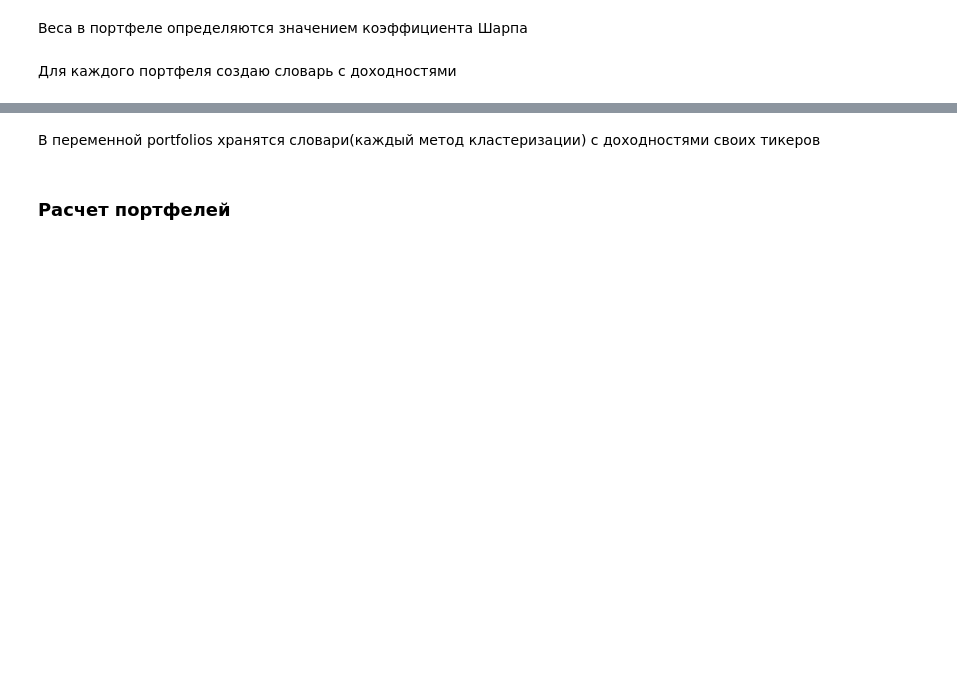
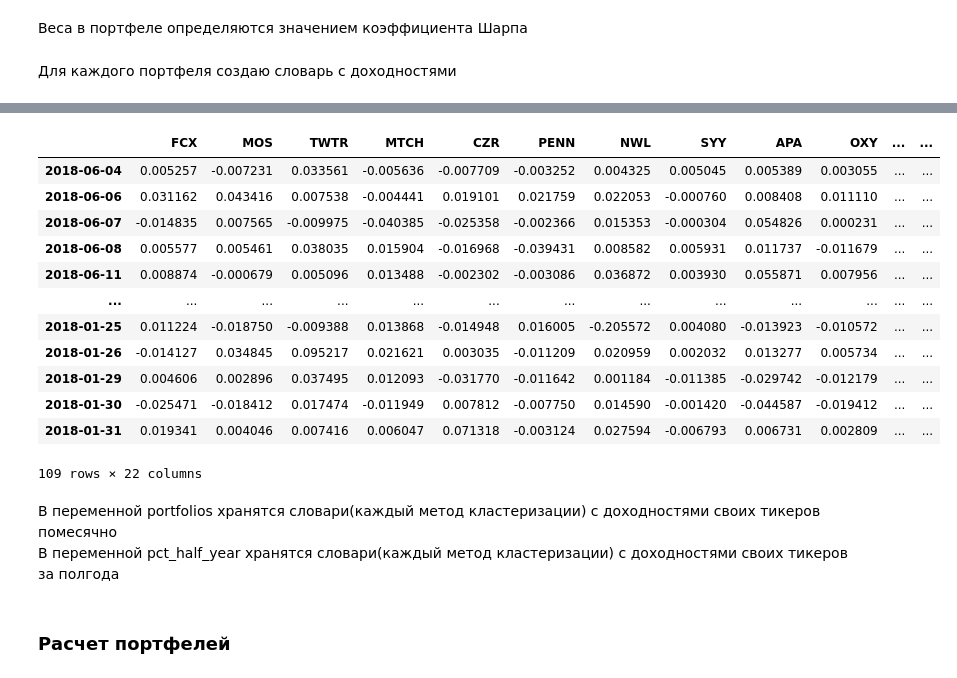
Before and after one commit to risksrobots/stock_clustering, a Jupyter notebook: selection_of_the_best_clustering_methods.ipynb, the cells around one changed output, grey strips where cells are left out. Cells and saved outputs as stored; diff of their text form; code cells hidden in the pictures; blank space fills up the shorter version.

Commit message:
debugging portfolio calculation

```diff
--- a/selection_of_the_best_clustering_methods.ipynb
+++ b/selection_of_the_best_clustering_methods.ipynb
@@ -120,13 +119,28 @@ for date in dates[1:]:
 # %% [markdown]
 Для каждого портфеля создаю словарь с доходностями
 # %%
-def create_dict(dates, pct_monthly, tickers):
+def create_dict_monthly(dates, pct_monthly, tickers):
     d = {}
     for date in dates:
         d[date] = pct_monthly[date][tickers]
     return d
+# %%
+def create_dict_half_year(dates, pct_monthly, tickers):
+    d = {}
+    for date in range(6, len(dates)):
+        d[dates[date]] = pd.concat([pct_monthly[dates[date-1]][tickers],
+                                   pct_monthly[dates[date-2]][tickers],
+                                   pct_monthly[dates[date-3]][tickers],
+                                   pct_monthly[dates[date-4]][tickers],
+                                   pct_monthly[dates[date-5]][tickers],
+                                   pct_monthly[dates[date-6]][tickers]])
+    return d
 # %%
 port_names = list(ports.keys())
 portfolios = {}
 for port in port_names:
-    portfolios[port] = create_dict(dates, pct_monthly, ports[port])
+    portfolios[port] = create_dict_monthly(dates, pct_monthly, ports[port])
+# %%
+pct_half_year = {}
+for port in port_names:
+    pct_half_year[port] = create_dict_half_year(dates, pct_monthly, ports[port])
@@ -133,5 +151,22 @@ for port in port_names:
+# %%
+pct_half_year['original_n'][dates[6]]
+# %% [output]
+|  | FCX | MOS | TWTR | MTCH | CZR | PENN | NWL | SYY | APA | OXY | ... | ... |
+| 2018-06-04 | 0.005257 | -0.007231 | 0.033561 | -0.005636 | -0.007709 | -0.003252 | 0.004325 | 0.005045 | 0.005389 | 0.003055 | ... | ... |
+| 2018-06-06 | 0.031162 | 0.043416 | 0.007538 | -0.004441 | 0.019101 | 0.021759 | 0.022053 | -0.000760 | 0.008408 | 0.011110 | ... | ... |
+| 2018-06-07 | -0.014835 | 0.007565 | -0.009975 | -0.040385 | -0.025358 | -0.002366 | 0.015353 | -0.000304 | 0.054826 | 0.000231 | ... | ... |
+| 2018-06-08 | 0.005577 | 0.005461 | 0.038035 | 0.015904 | -0.016968 | -0.039431 | 0.008582 | 0.005931 | 0.011737 | -0.011679 | ... | ... |
+| 2018-06-11 | 0.008874 | -0.000679 | 0.005096 | 0.013488 | -0.002302 | -0.003086 | 0.036872 | 0.003930 | 0.055871 | 0.007956 | ... | ... |
+| ... | ... | ... | ... | ... | ... | ... | ... | ... | ... | ... | ... | ... |
+| 2018-01-25 | 0.011224 | -0.018750 | -0.009388 | 0.013868 | -0.014948 | 0.016005 | -0.205572 | 0.004080 | -0.013923 | -0.010572 | ... | ... |
+| 2018-01-26 | -0.014127 | 0.034845 | 0.095217 | 0.021621 | 0.003035 | -0.011209 | 0.020959 | 0.002032 | 0.013277 | 0.005734 | ... | ... |
+| 2018-01-29 | 0.004606 | 0.002896 | 0.037495 | 0.012093 | -0.031770 | -0.011642 | 0.001184 | -0.011385 | -0.029742 | -0.012179 | ... | ... |
+| 2018-01-30 | -0.025471 | -0.018412 | 0.017474 | -0.011949 | 0.007812 | -0.007750 | 0.014590 | -0.001420 | -0.044587 | -0.019412 | ... | ... |
+| 2018-01-31 | 0.019341 | 0.004046 | 0.007416 | 0.006047 | 0.071318 | -0.003124 | 0.027594 | -0.006793 | 0.006731 | 0.002809 | ... | ... |
+109 rows × 22 columns
 # %% [markdown]
-В переменной portfolios хранятся словари(каждый метод кластеризации) с доходностями своих тикеров
+В переменной portfolios хранятся словари(каждый метод кластеризации) с доходностями своих тикеров помесячно
+В переменной pct_half_year хранятся словари(каждый метод кластеризации) с доходностями своих тикеров за полгода
 # %% [markdown]
 ### Расчет портфелей
 # %% [markdown]
```
Also changed, not shown: parts of 7 cells of this notebook.
